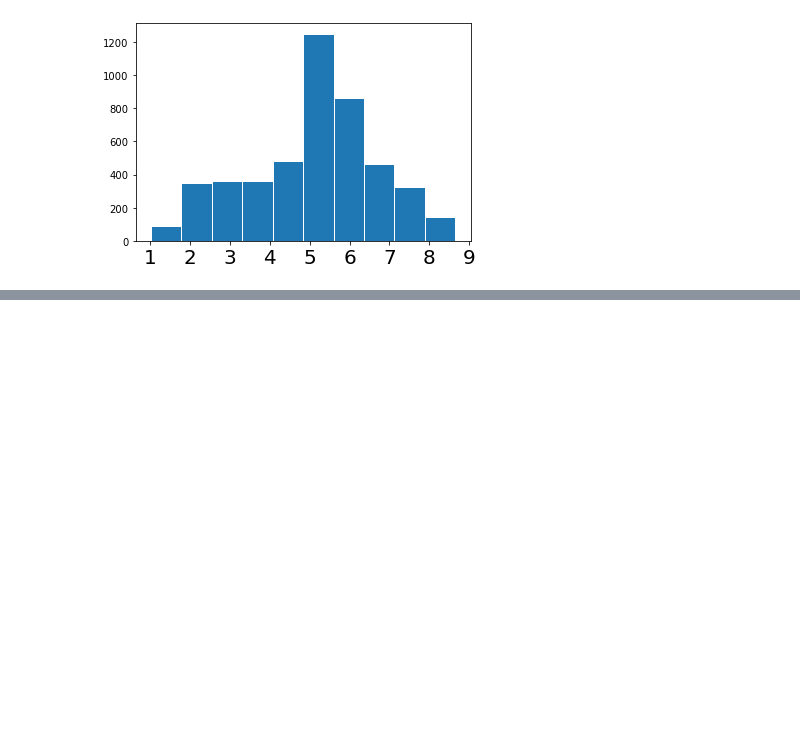
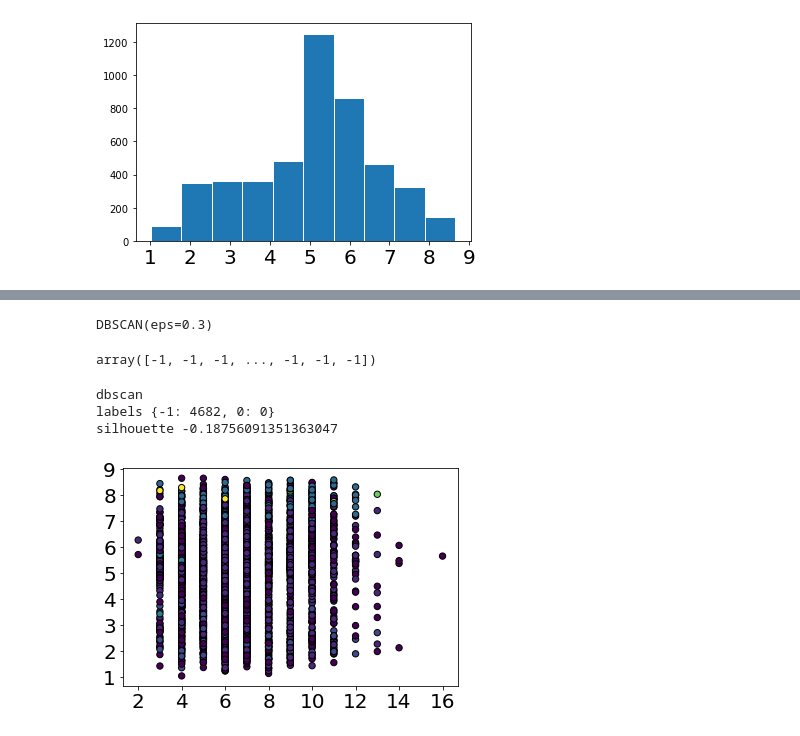
Before and after one commit to michelepapucci/data-mining-project, a Jupyter notebook: clustering.ipynb, the cells around one changed output, grey strips where cells are left out. Cells and saved outputs as stored; diff of their text form; code cells hidden in the pictures; blank space fills up the shorter version.

```diff
--- a/clustering.ipynb
+++ b/clustering.ipynb
@@ -172,0 +190,10 @@ Silhouette 0.16350687374556752
+# %%
+train_data = df_train.values
+# %%
+kmeans = KMeans(init='k-means++', n_clusters=10, n_init=10, max_iter=100)
+kmeans.fit(train_data)
+hist, bins = np.histogram(kmeans.labels_, bins=range(0, len(set(kmeans.labels_)) + 1))
+print('centers', kmeans.cluster_centers_)
+print('labels', dict(zip(bins, hist)))
+print('sse', kmeans.inertia_)
+print('silhouette', silhouette_score(train_data, kmeans.labels_))
@@ -183,0 +246,33 @@ plt.show()
+# %%
+dbscan = DBSCAN( eps=0.3, min_samples=5)
+dbscan.fit(X_minmax)
+# %% [output]
+DBSCAN(eps=0.3)
+# %%
+dbscan.labels_
+# %% [output]
+array([-1, -1, -1, ..., -1, -1, -1])
+# %%
+# density based clustering
+print ('dbscan')
+
+dbscan = DBSCAN(eps=0.3, min_samples=5, metric='euclidean')
+dbscan.fit(X_minmax)
+
+
+
+print('labels', dict(zip(bins, hist)))
+print('silhouette', silhouette_score(train_data, dbscan.labels_))
+# %% [output]
+dbscan
+labels {-1: 4682, 0: 0}
+silhouette -0.18756091351363047
+# %%
+plt.scatter( X[:,0], X[:,2], s=40, edgecolor='black', c= dbscan.labels_ )
+
+plt.xticks(fontsize=20)
+plt.yticks(fontsize=20)
+
+plt.show()
+# %% [output]
+[figure, added]
```
Also changed, not shown: parts of 23 cells of this notebook, 1 other file.
